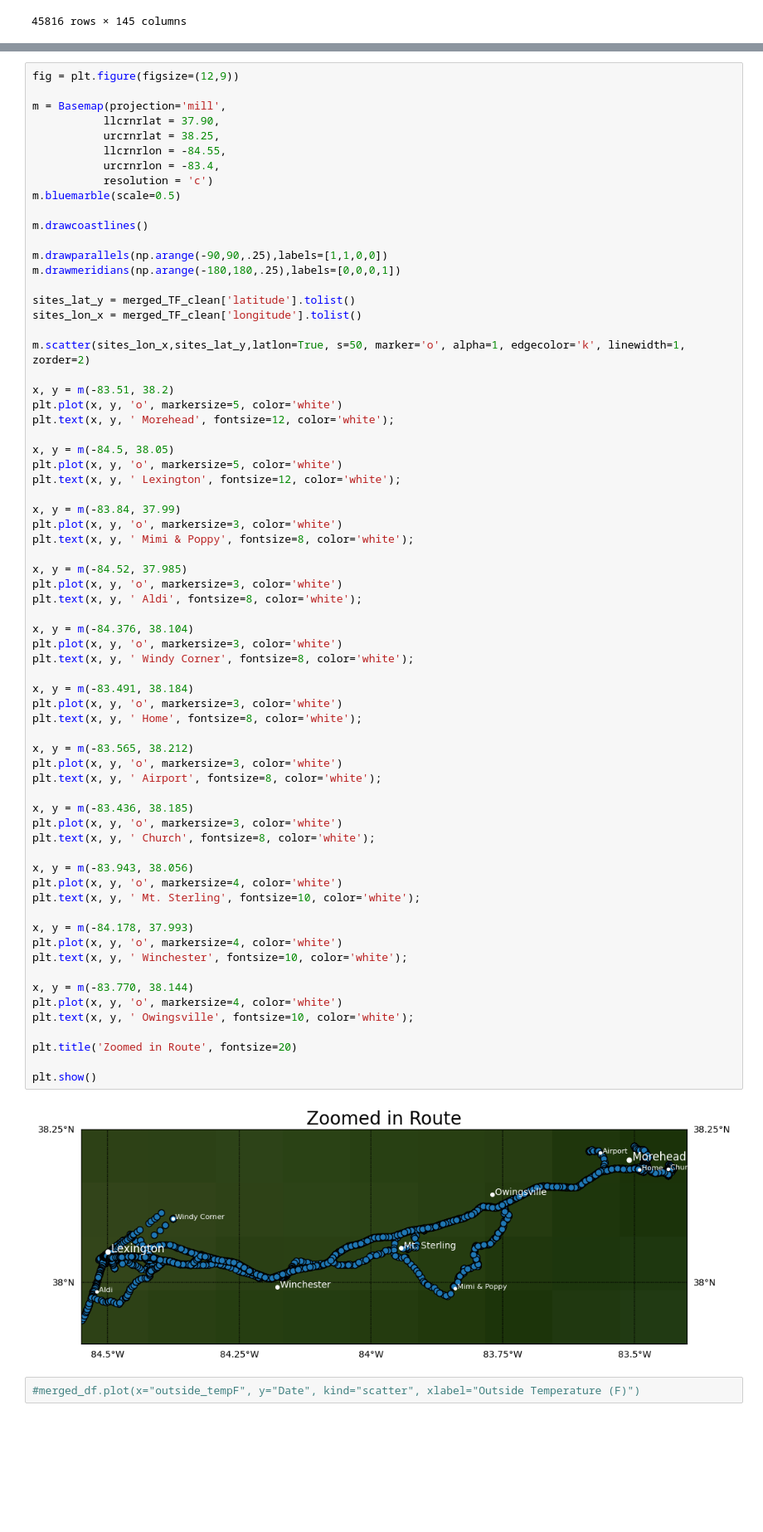
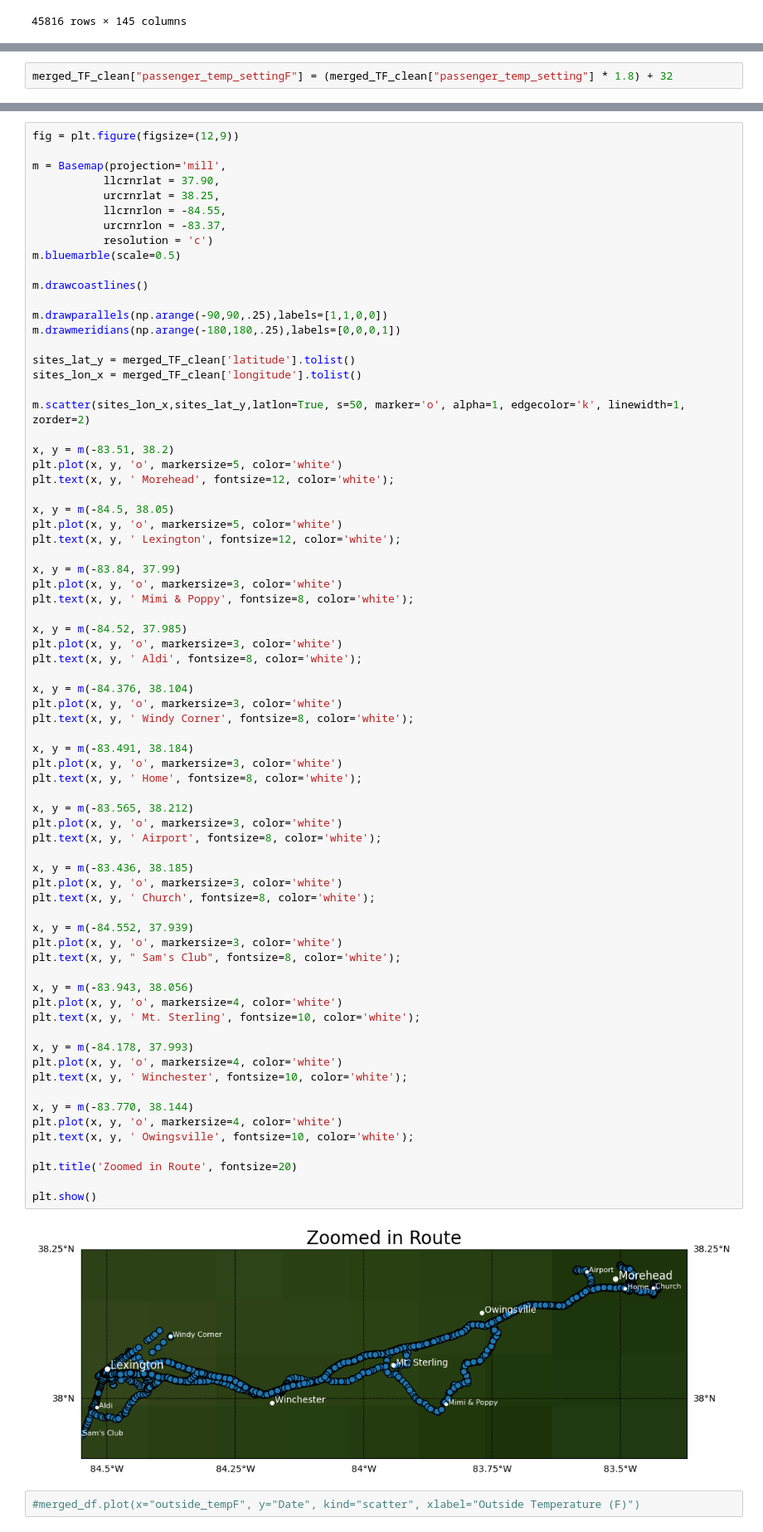
Before and after one commit to kyhokie/data_2_project, a Jupyter notebook: data_2_projectB.ipynb, the cells around one changed output, grey strips where cells are left out. Shown at 83% size. Saved outputs shown, nothing was run; the diff lists cells and outputs as text; blank space fills up the shorter version.

```diff
--- a/data_2_projectB.ipynb
+++ b/data_2_projectB.ipynb
@@ -96,3 +92,5 @@ merged_TF_clean
+# %%
+merged_TF_clean["passenger_temp_settingF"] = (merged_TF_clean["passenger_temp_setting"] * 1.8) + 32
 # %%
 merged_TF_clean[merged_TF_clean["state"] == "online"]
 # %% [output]
@@ -142,7 +140,7 @@ m = Basemap(projection='mill',
            llcrnrlat = 37.90,
            urcrnrlat = 38.25,
            llcrnrlon = -84.55,
-           urcrnrlon = -83.4,
+           urcrnrlon = -83.37,
            resolution = 'c')
 m.bluemarble(scale=0.5)
 
@@ -177,33 +175,37 @@ plt.plot(x, y, 'o', markersize=3, color='white')
 plt.text(x, y, ' Windy Corner', fontsize=8, color='white');
 
 x, y = m(-83.491, 38.184)
 plt.plot(x, y, 'o', markersize=3, color='white')
 plt.text(x, y, ' Home', fontsize=8, color='white');
 
 x, y = m(-83.565, 38.212)
 plt.plot(x, y, 'o', markersize=3, color='white')
 plt.text(x, y, ' Airport', fontsize=8, color='white');
 
 x, y = m(-83.436, 38.185)
 plt.plot(x, y, 'o', markersize=3, color='white')
 plt.text(x, y, ' Church', fontsize=8, color='white');
 
+x, y = m(-84.552, 37.939)
+plt.plot(x, y, 'o', markersize=3, color='white')
+plt.text(x, y, " Sam's Club", fontsize=8, color='white');
+
 x, y = m(-83.943, 38.056)
 plt.plot(x, y, 'o', markersize=4, color='white')
 plt.text(x, y, ' Mt. Sterling', fontsize=10, color='white');
 
 x, y = m(-84.178, 37.993)
 plt.plot(x, y, 'o', markersize=4, color='white')
 plt.text(x, y, ' Winchester', fontsize=10, color='white');
 
 x, y = m(-83.770, 38.144)
 plt.plot(x, y, 'o', markersize=4, color='white')
 plt.text(x, y, ' Owingsville', fontsize=10, color='white');
 
 plt.title('Zoomed in Route', fontsize=20)
 
 plt.show()
 # %% [output]
-[figure, old version]
+[figure, new version]
 # %%
 #merged_df.plot(x="outside_tempF", y="Date", kind="scatter", xlabel="Outside Temperature (F)")
```
Also changed, not shown: parts of 3 cells of this notebook.
